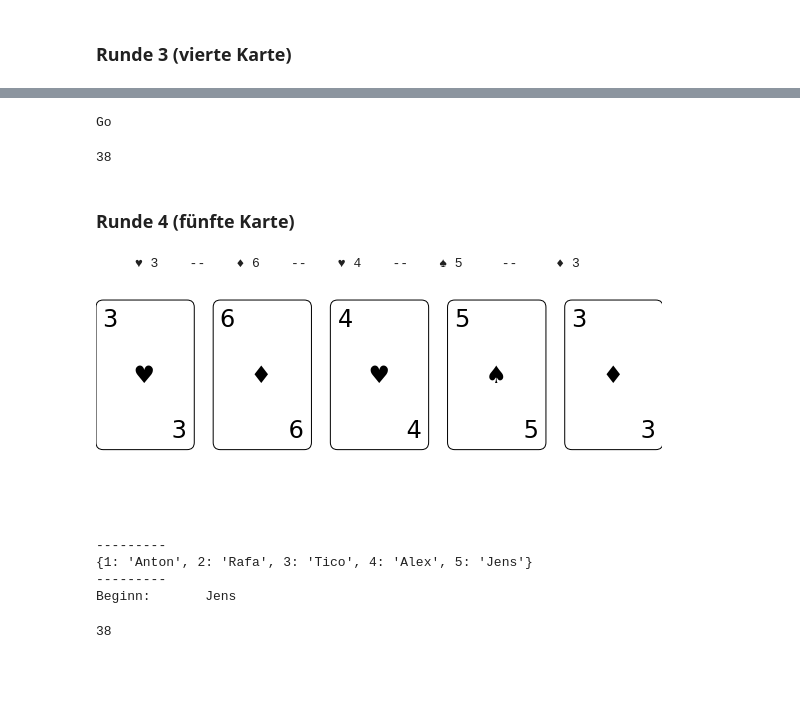
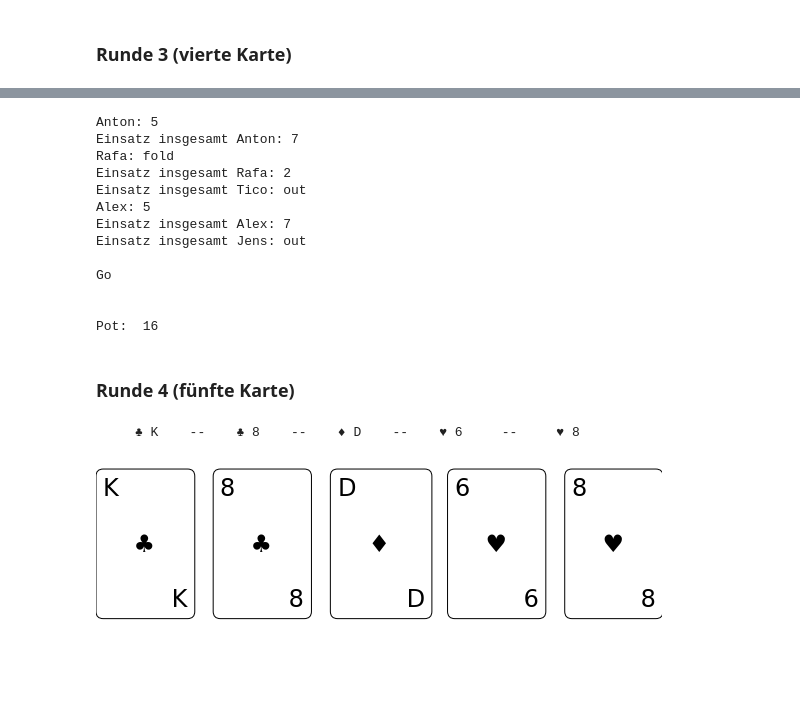
Before and after one commit to JENScoding/Lets-play-poker, a Jupyter notebook: Poker_game_dealer.ipynb, the cells around one changed output, grey strips where cells are left out. Saved outputs shown, nothing was run; the diff lists cells and outputs as text; code cells hidden in the pictures; blank space fills up the shorter version.

```diff
--- a/Poker_game_dealer.ipynb
+++ b/Poker_game_dealer.ipynb
@@ -19,0 +9,3 @@ for index in range(1, (n_spieler + 1)):
+# %%
+# lege Anzahl an Spielern fest (Zelle dazu ausführen)
+n_spieler = po.anzahl_spieler()
@@ -268,34 +259,27 @@ Beginn:       Jens
-# %%
-# Einsätze
-einsatz_spieler1 += 0
-einsatz_spieler2 += 20
-einsatz_spieler3 += 8
-einsatz_spieler4 += 0
-einsatz_spieler5 += 0
-einsatz_spieler6 += 0
-einsatz_spieler7 += 0
-einsatz_spieler8 += 0
-po.check_konto_limit(bank, geld_einsatz)
-# %% [output]
-Go
-# %%
-total_pot = po.pot(geld_einsatz)
-print(total_pot)
-# %% [output]
-38
+# %%
+# Einsätze
+geld_einsatz = po.bieten(geld_einsatz, als_erster, spieler, n_spieler, spieler_dict, fold, bank, small_b)
+total_pot = po.pot(geld_einsatz)
+# %% [output]
+Anton: 5
+Einsatz insgesamt Anton: 7
+Rafa: fold
+Einsatz insgesamt Rafa: 2
+Einsatz insgesamt Tico: out
+Alex: 5
+Einsatz insgesamt Alex: 7
+Einsatz insgesamt Jens: out
+
+Go
+
+
+Pot:  16
 # %% [markdown]
 ### Runde 4 (fünfte Karte)
 # %%
 #po.offenlegen("null", karten_im_spiel, n_spieler)
-po.offenlegen("river", karten_im_spiel, n_spieler)
-print("---------")
-print(spieler_dict)
-print("---------")
-print("Beginn:      ", als_erster)
+po.offenlegen("river", po.karten_ziehen(seed, n_spieler, offene_karten), n_spieler)
+#clear_output() # loesche output
 # %% [output]
-     ♥ 3    --    ♦ 6    --    ♥ 4    --    ♠ 5     --     ♦ 3
+     ♣ K    --    ♣ 8    --    ♦ D    --    ♥ 6     --     ♥ 8
-[figure, old version]
+[figure, new version]
----------
-{1: 'Anton', 2: 'Rafa', 3: 'Tico', 4: 'Alex', 5: 'Jens'}
----------
-Beginn:       Jens
@@ -312,5 +285,0 @@ einsatz_spieler8 += 0
-# %%
-total_pot = po.pot(geld_einsatz)
-print(total_pot)
-# %% [output]
-38
```
Also changed, not shown: parts of 35 cells of this notebook, 2 other files.
